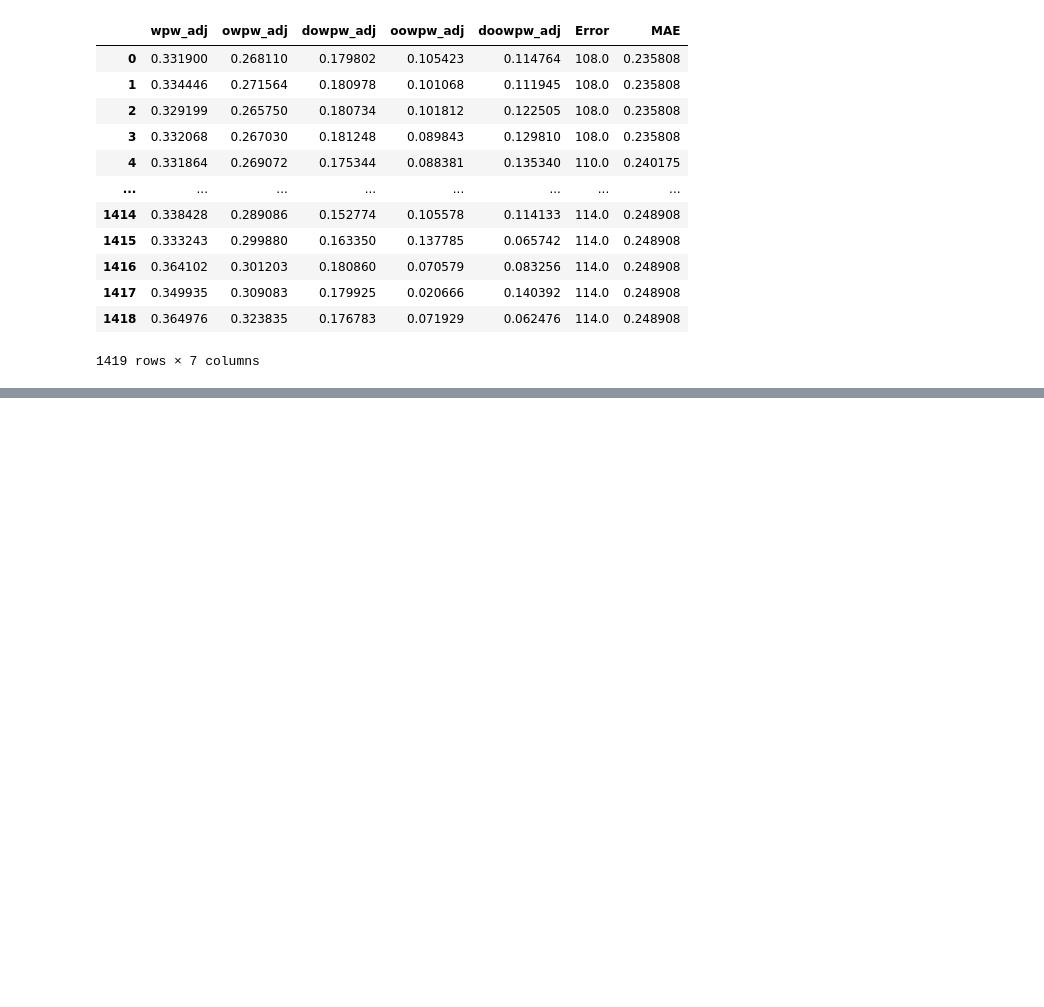
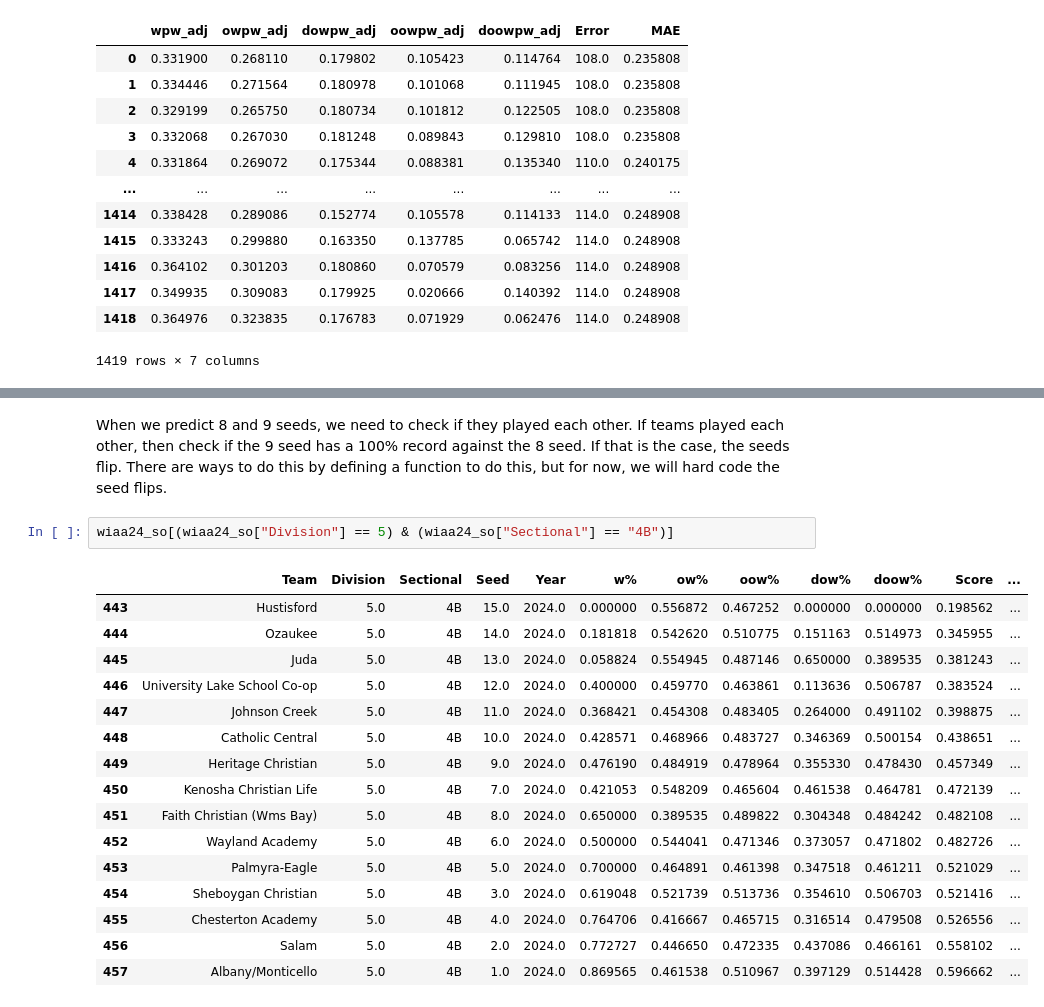
Before and after one commit to edebroux/gibraltar_basketball, a Jupyter notebook: wiaaWebscrape/narrow_weights_search_and_models.ipynb, the cells around one changed output, grey strips where cells are left out. Saved outputs shown, nothing was run; the diff lists cells and outputs as text; blank space fills up the shorter version.

```diff
--- a/wiaaWebscrape/narrow_weights_search_and_models.ipynb
+++ b/wiaaWebscrape/narrow_weights_search_and_models.ipynb
@@ -193,0 +277,21 @@ quarter_avg
+# %% [markdown]
+When we predict 8 and 9 seeds, we need to check if they played each other. If teams played each other, then check if the 9 seed has a 100% record against the 8 seed. If that is the case, the seeds flip. There are ways to do this by defining a function to do this, but for now, we will hard code the seed flips.
+# %%
+wiaa24_so[(wiaa24_so["Division"] == 5) & (wiaa24_so["Sectional"] == "4B")]
+# %% [output]
+|  | Team | Division | Sectional | Seed | Year | w% | ow% | oow% | dow% | doow% | Score | ... |
+| 443 | Hustisford | 5.0 | 4B | 15.0 | 2024.0 | 0.000000 | 0.556872 | 0.467252 | 0.000000 | 0.000000 | 0.198562 | ... |
+| 444 | Ozaukee | 5.0 | 4B | 14.0 | 2024.0 | 0.181818 | 0.542620 | 0.510775 | 0.151163 | 0.514973 | 0.345955 | ... |
+| 445 | Juda | 5.0 | 4B | 13.0 | 2024.0 | 0.058824 | 0.554945 | 0.487146 | 0.650000 | 0.389535 | 0.381243 | ... |
+| 446 | University Lake School Co-op | 5.0 | 4B | 12.0 | 2024.0 | 0.400000 | 0.459770 | 0.463861 | 0.113636 | 0.506787 | 0.383524 | ... |
+| 447 | Johnson Creek | 5.0 | 4B | 11.0 | 2024.0 | 0.368421 | 0.454308 | 0.483405 | 0.264000 | 0.491102 | 0.398875 | ... |
+| 448 | Catholic Central | 5.0 | 4B | 10.0 | 2024.0 | 0.428571 | 0.468966 | 0.483727 | 0.346369 | 0.500154 | 0.438651 | ... |
+| 449 | Heritage Christian | 5.0 | 4B | 9.0 | 2024.0 | 0.476190 | 0.484919 | 0.478964 | 0.355330 | 0.478430 | 0.457349 | ... |
+| 450 | Kenosha Christian Life | 5.0 | 4B | 7.0 | 2024.0 | 0.421053 | 0.548209 | 0.465604 | 0.461538 | 0.464781 | 0.472139 | ... |
+| 451 | Faith Christian (Wms Bay) | 5.0 | 4B | 8.0 | 2024.0 | 0.650000 | 0.389535 | 0.489822 | 0.304348 | 0.484242 | 0.482108 | ... |
+| 452 | Wayland Academy | 5.0 | 4B | 6.0 | 2024.0 | 0.500000 | 0.544041 | 0.471346 | 0.373057 | 0.471802 | 0.482726 | ... |
+| 453 | Palmyra-Eagle | 5.0 | 4B | 5.0 | 2024.0 | 0.700000 | 0.464891 | 0.461398 | 0.347518 | 0.461211 | 0.521029 | ... |
+| 454 | Sheboygan Christian | 5.0 | 4B | 3.0 | 2024.0 | 0.619048 | 0.521739 | 0.513736 | 0.354610 | 0.506703 | 0.521416 | ... |
+| 455 | Chesterton Academy | 5.0 | 4B | 4.0 | 2024.0 | 0.764706 | 0.416667 | 0.465715 | 0.316514 | 0.479508 | 0.526556 | ... |
+| 456 | Salam | 5.0 | 4B | 2.0 | 2024.0 | 0.772727 | 0.446650 | 0.472335 | 0.437086 | 0.466161 | 0.558102 | ... |
+| 457 | Albany/Monticello | 5.0 | 4B | 1.0 | 2024.0 | 0.869565 | 0.461538 | 0.510967 | 0.397129 | 0.514428 | 0.596662 | ... |
```
Also changed, not shown: parts of 7 cells of this notebook.
